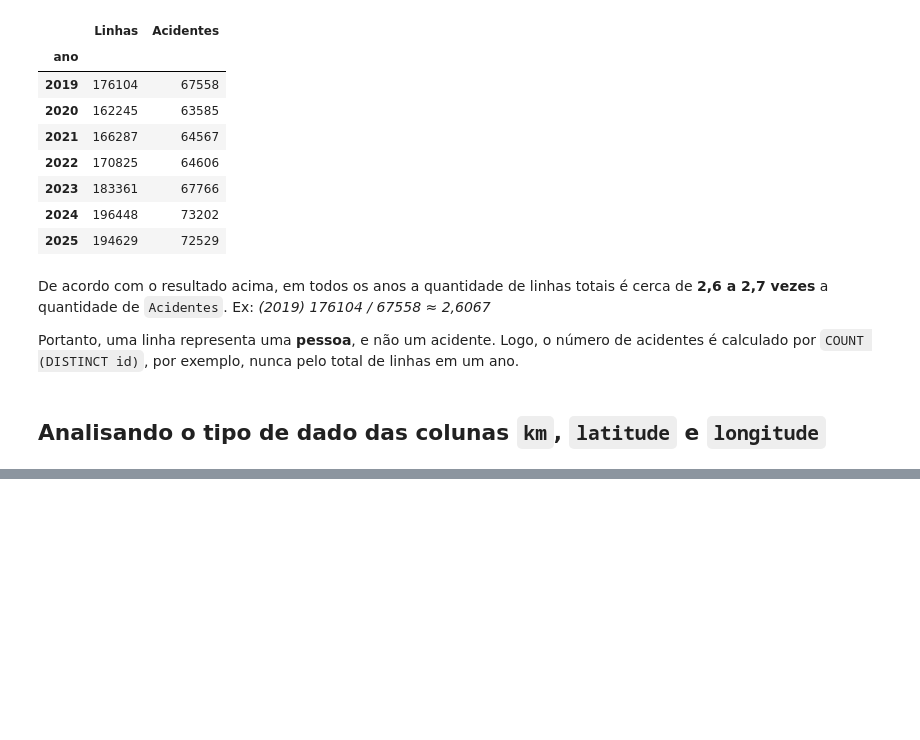
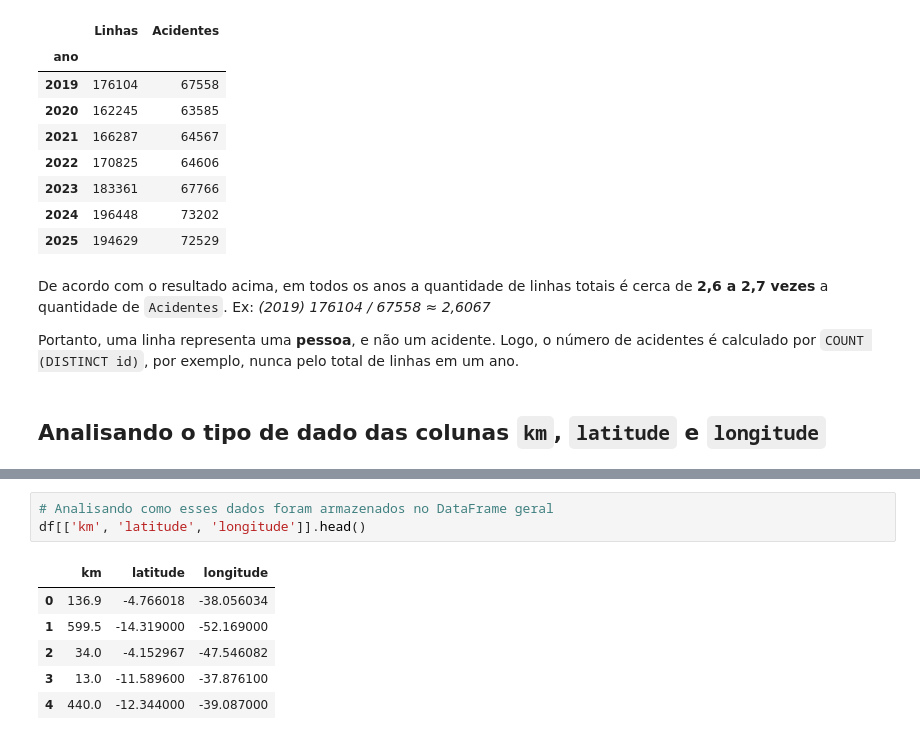
Before and after one commit to dg-reis/acidentes-prf-bahia, a Jupyter notebook: notebooks/01_exploracao.ipynb, the cells around one changed output, grey strips where cells are left out. Drawn from its saved outputs; the diff is of its cells as text; blank space fills up the shorter version.

```diff
--- a/notebooks/01_exploracao.ipynb
+++ b/notebooks/01_exploracao.ipynb
@@ -181,0 +188,10 @@ Portanto, uma linha representa uma **pessoa**, e não um acidente. Logo, o núme
+# %%
+# Analisando como esses dados foram armazenados no DataFrame geral
+df[['km', 'latitude', 'longitude']].head()
+# %% [output]
+|  | km | latitude | longitude |
+| 0 | 136.9 | -4.766018 | -38.056034 |
+| 1 | 599.5 | -14.319000 | -52.169000 |
+| 2 | 34.0 | -4.152967 | -47.546082 |
+| 3 | 13.0 | -11.589600 | -37.876100 |
+| 4 | 440.0 | -12.344000 | -39.087000 |
```
Also changed, not shown: parts of 6 cells of this notebook.
